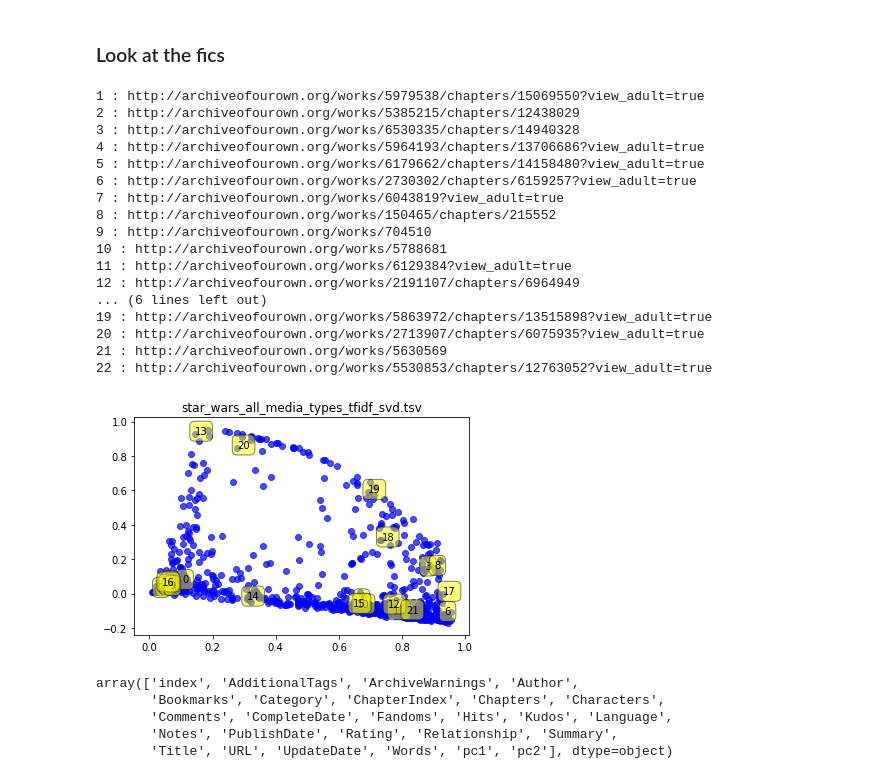
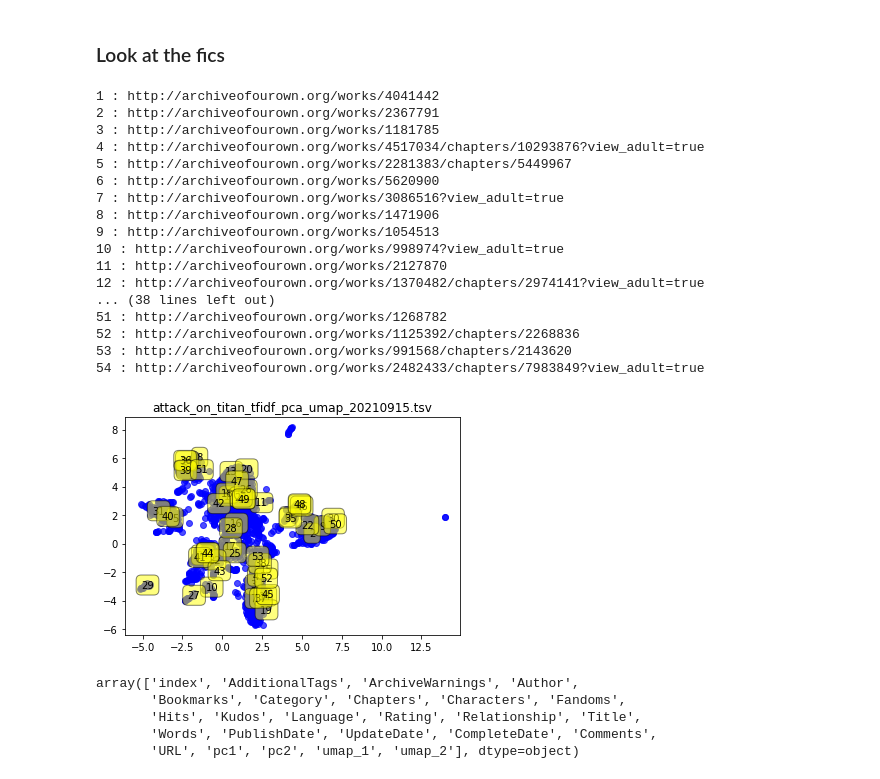
Before and after one commit to yzjing/ao3, a Jupyter notebook: exps/20211104_clustering/pca_umap.ipynb, the cells around one changed output. Saved outputs shown, nothing was run; the diff lists cells and outputs as text; code cells hidden in the pictures.

```diff
--- a/exps/20211104_clustering/pca_umap.ipynb
+++ b/exps/20211104_clustering/pca_umap.ipynb
@@ -53,11 +54,9 @@ plt.figure(figsize = (20,20))
 for i,fandom in enumerate(fandom_list):
 
     df = pd.read_csv(os.path.join(data_path,fandom), sep = '\t')
-    print(df.columns.values)
-    break
-    if len(df) > 2000:
-        df = df.sample(2000)
+    if len(df) > 5000:
+        df = df.sample(5000)
     plt.subplot(6,4,i+1)
-    plt.scatter(df['pc1'], df['pc2'],alpha=0.7,c='blue')
+    plt.scatter(df['umap_1'], df['umap_2'],s=10, alpha=0.7,c='blue')
     plt.title(fandom.replace('_tfidf_pca_umap_20210915.tsv', ''))
 # %% [output]
@@ -69,38 +64,42 @@ for i,fandom in enumerate(fandom_list):
 # %% [markdown]
 ### Look at the fics
+# %%
+fandom_list = ['attack_on_titan_tfidf_pca_umap_20210915.tsv']
 # %%
 for i,fandom in enumerate(fandom_list):
     df = pd.read_csv(os.path.join(data_path,fandom), sep = '\t')
+    if len(df) > 2000:
+        df = df.sample(2000)
     plt.figure()
-    plt.scatter(df['pc1'], df['pc2'],alpha=0.7,c='blue')
+    plt.scatter(df['umap_1'], df['umap_2'],alpha=0.7,c='blue')
     l = 0
-    for label, x, y in zip(df['URL'], df['pc1'], df['pc2']):
+    for label, x, y in zip(df['URL'], df['umap_1'], df['umap_2']):
         r = random.randint(0,100)
         if r % 50 == 0:
             plt.annotate(l, xy = (x,y),bbox=dict(boxstyle='round,pad=0.5', fc='yellow', alpha=0.5))
             l += 1
             print(l, ":", label)
     plt.title(fandom)
     break
 # %% [output]
-1 : http://archiveofourown.org/works/5979538/chapters/15069550?view_adult=true
-2 : http://archiveofourown.org/works/5385215/chapters/12438029
-3 : http://archiveofourown.org/works/6530335/chapters/14940328
-4 : http://archiveofourown.org/works/5964193/chapters/13706686?view_adult=true
-5 : http://archiveofourown.org/works/6179662/chapters/14158480?view_adult=true
-6 : http://archiveofourown.org/works/2730302/chapters/6159257?view_adult=true
-7 : http://archiveofourown.org/works/6043819?view_adult=true
-8 : http://archiveofourown.org/works/150465/chapters/215552
-9 : http://archiveofourown.org/works/704510
-10 : http://archiveofourown.org/works/5788681
-11 : http://archiveofourown.org/works/6129384?view_adult=true
-12 : http://archiveofourown.org/works/2191107/chapters/6964949
-... (6 lines left out)
-19 : http://archiveofourown.org/works/5863972/chapters/13515898?view_adult=true
-20 : http://archiveofourown.org/works/2713907/chapters/6075935?view_adult=true
-21 : http://archiveofourown.org/works/5630569
-22 : http://archiveofourown.org/works/5530853/chapters/12763052?view_adult=true
+1 : http://archiveofourown.org/works/4041442
+2 : http://archiveofourown.org/works/2367791
+3 : http://archiveofourown.org/works/1181785
+4 : http://archiveofourown.org/works/4517034/chapters/10293876?view_adult=true
+5 : http://archiveofourown.org/works/2281383/chapters/5449967
+6 : http://archiveofourown.org/works/5620900
+7 : http://archiveofourown.org/works/3086516?view_adult=true
+8 : http://archiveofourown.org/works/1471906
+9 : http://archiveofourown.org/works/1054513
+10 : http://archiveofourown.org/works/998974?view_adult=true
+11 : http://archiveofourown.org/works/2127870
+12 : http://archiveofourown.org/works/1370482/chapters/2974141?view_adult=true
+... (38 lines left out)
+51 : http://archiveofourown.org/works/1268782
+52 : http://archiveofourown.org/works/1125392/chapters/2268836
+53 : http://archiveofourown.org/works/991568/chapters/2143620
+54 : http://archiveofourown.org/works/2482433/chapters/7983849?view_adult=true
-[figure, old version]
+[figure, new version]
 # %%
 def find_close(vec, df):
     min_dist = (0,1)
@@ -114,8 +113,8 @@ def find_close(vec, df):
 df.columns.values
 # %% [output]
 array(['index', 'AdditionalTags', 'ArchiveWarnings', 'Author',
-       'Bookmarks', 'Category', 'ChapterIndex', 'Chapters', 'Characters',
-       'Comments', 'CompleteDate', 'Fandoms', 'Hits', 'Kudos', 'Language',
-       'Notes', 'PublishDate', 'Rating', 'Relationship', 'Summary',
-       'Title', 'URL', 'UpdateDate', 'Words', 'pc1', 'pc2'], dtype=object)
+       'Bookmarks', 'Category', 'Chapters', 'Characters', 'Fandoms',
+       'Hits', 'Kudos', 'Language', 'Rating', 'Relationship', 'Title',
+       'Words', 'PublishDate', 'UpdateDate', 'CompleteDate', 'Comments',
+       'URL', 'pc1', 'pc2', 'umap_1', 'umap_2'], dtype=object)
 # %%
```
Also changed, not shown: parts of 31 cells of this notebook, 7 other files.
